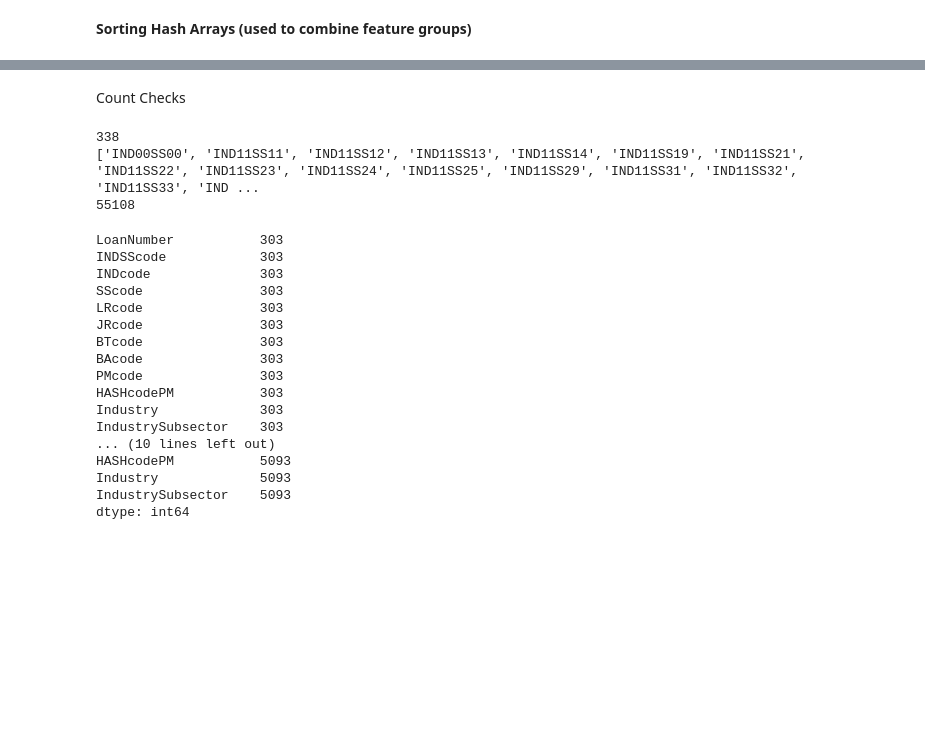
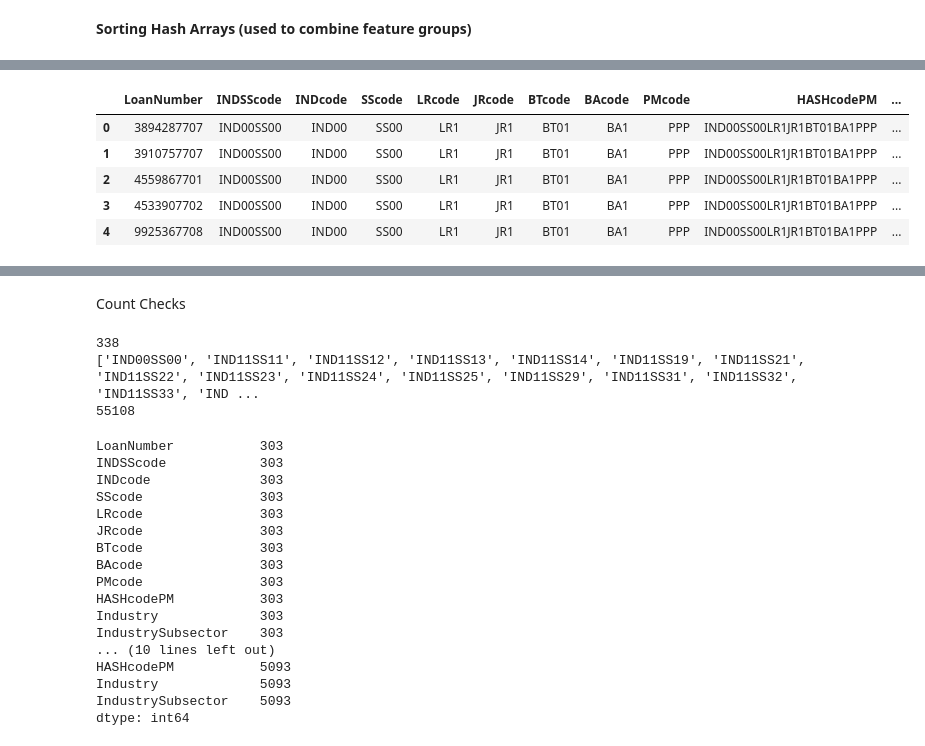
Before and after one commit to cspence001/mapdata_finalization_notebooks, a Jupyter notebook: main_hashing23.ipynb, the cells around one changed output, grey strips where cells are left out. Cells and saved outputs as stored; diff of their text form; code cells hidden in the pictures; blank space fills up the shorter version.

```diff
--- a/main_hashing23.ipynb
+++ b/main_hashing23.ipynb
@@ -472,0 +440,11 @@ ppp_df_23_hashSort.head(40)
+# %%
+ppp_df_23_hashSort.to_csv("../data/ppp_hashSort23.csv")
+read_hsh = pd.read_csv('../data/ppp_hashSort23.csv',index_col=0)
+read_hsh.head()
+# %% [output]
+|  | LoanNumber | INDSScode | INDcode | SScode | LRcode | JRcode | BTcode | BAcode | PMcode | HASHcodePM | ... |
+| 0 | 3894287707 | IND00SS00 | IND00 | SS00 | LR1 | JR1 | BT01 | BA1 | PPP | IND00SS00LR1JR1BT01BA1PPP | ... |
+| 1 | 3910757707 | IND00SS00 | IND00 | SS00 | LR1 | JR1 | BT01 | BA1 | PPP | IND00SS00LR1JR1BT01BA1PPP | ... |
+| 2 | 4559867701 | IND00SS00 | IND00 | SS00 | LR1 | JR1 | BT01 | BA1 | PPP | IND00SS00LR1JR1BT01BA1PPP | ... |
+| 3 | 4533907702 | IND00SS00 | IND00 | SS00 | LR1 | JR1 | BT01 | BA1 | PPP | IND00SS00LR1JR1BT01BA1PPP | ... |
+| 4 | 9925367708 | IND00SS00 | IND00 | SS00 | LR1 | JR1 | BT01 | BA1 | PPP | IND00SS00LR1JR1BT01BA1PPP | ... |
```
Also changed, not shown: parts of 17 cells of this notebook, 3 other files.
